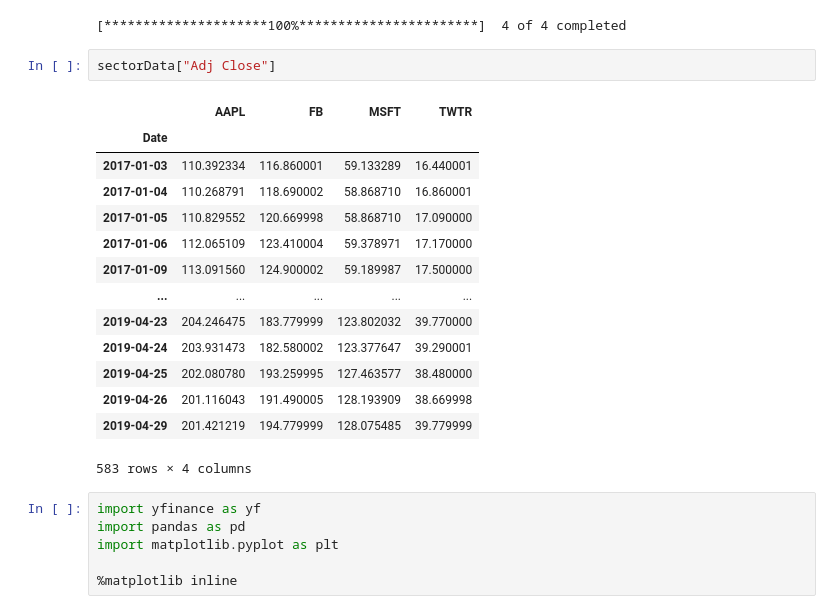
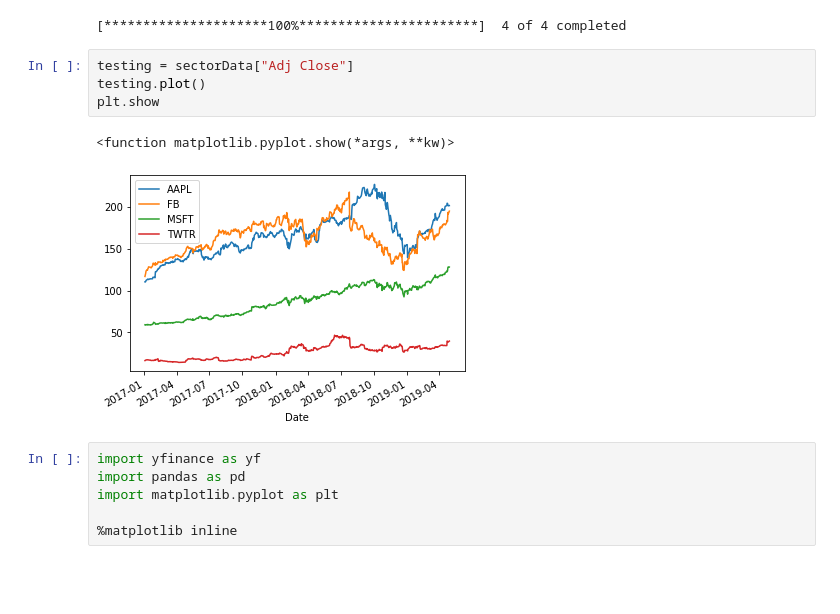
Before and after one commit to chewhongjun/TimeSeriesClustering, a Jupyter notebook: ts.ipynb, the cells around one changed output. Drawn from its saved outputs; the diff is of its cells as text; blank space fills up the shorter version.

```diff
--- a/ts.ipynb
+++ b/ts.ipynb
@@ -38,23 +40,13 @@ print (euclid_dist(ts1,ts3))
 sectorData = yf.download("AAPL TWTR MSFT FB", start="2017-01-01", end="2019-04-30")
 # %% [output]
 [*********************100%***********************]  4 of 4 completed
-# %%
-sectorData["Adj Close"]
-# %% [output]
-|  | AAPL | FB | MSFT | TWTR |
-| Date |  |  |  |  |
-| 2017-01-03 | 110.392334 | 116.860001 | 59.133289 | 16.440001 |
-| 2017-01-04 | 110.268791 | 118.690002 | 58.868710 | 16.860001 |
-| 2017-01-05 | 110.829552 | 120.669998 | 58.868710 | 17.090000 |
-| 2017-01-06 | 112.065109 | 123.410004 | 59.378971 | 17.170000 |
-| 2017-01-09 | 113.091560 | 124.900002 | 59.189987 | 17.500000 |
-| ... | ... | ... | ... | ... |
-| 2019-04-23 | 204.246475 | 183.779999 | 123.802032 | 39.770000 |
-| 2019-04-24 | 203.931473 | 182.580002 | 123.377647 | 39.290001 |
-| 2019-04-25 | 202.080780 | 193.259995 | 127.463577 | 38.480000 |
-| 2019-04-26 | 201.116043 | 191.490005 | 128.193909 | 38.669998 |
-| 2019-04-29 | 201.421219 | 194.779999 | 128.075485 | 39.779999 |
-583 rows × 4 columns
+# %%
+testing = sectorData["Adj Close"]
+testing.plot()
+plt.show
+# %% [output]
+<function matplotlib.pyplot.show(*args, **kw)>
+[figure, added]
 # %%
 import yfinance as yf
 import pandas as pd
```
Also changed, not shown: parts of 1 cell of this notebook.
